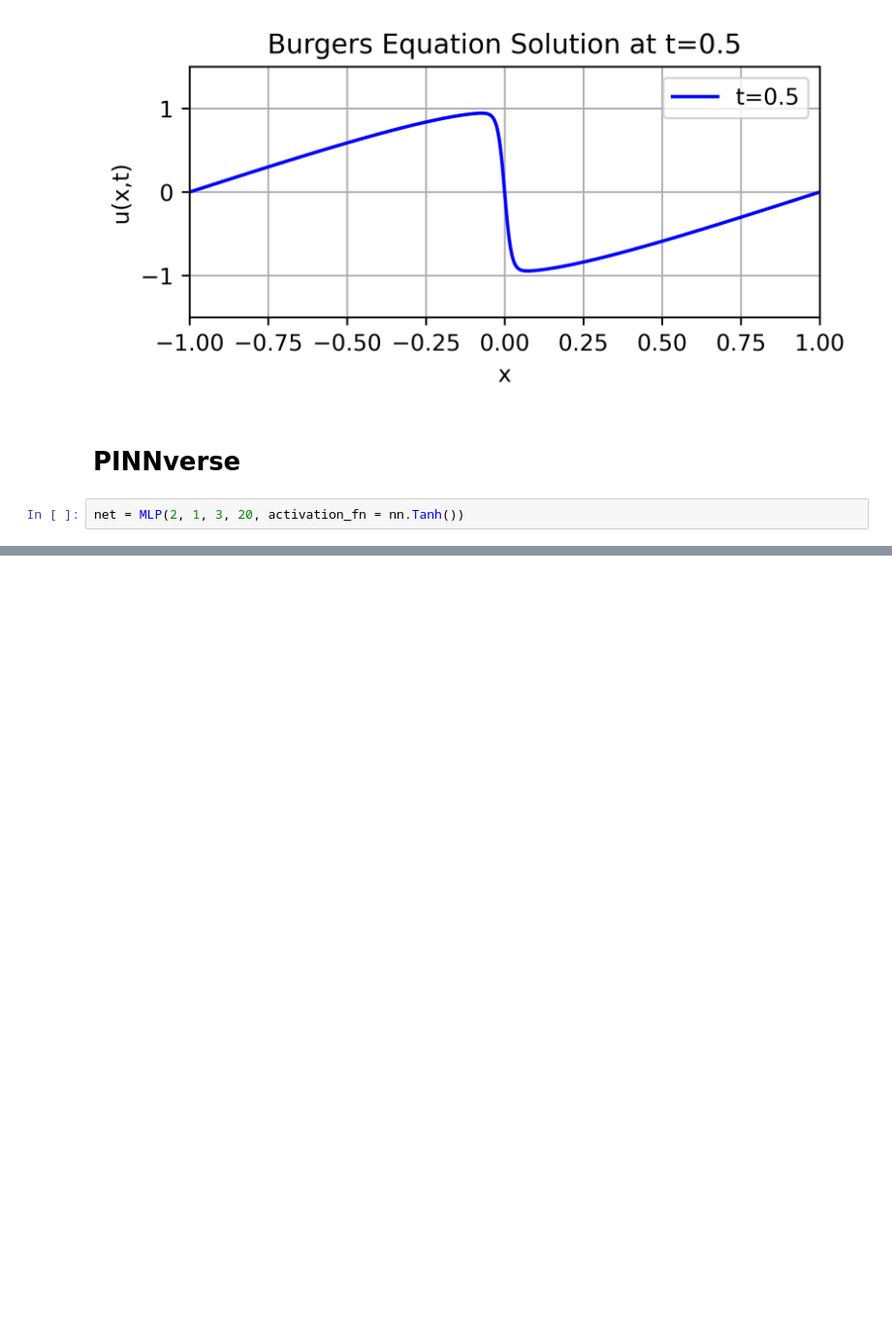
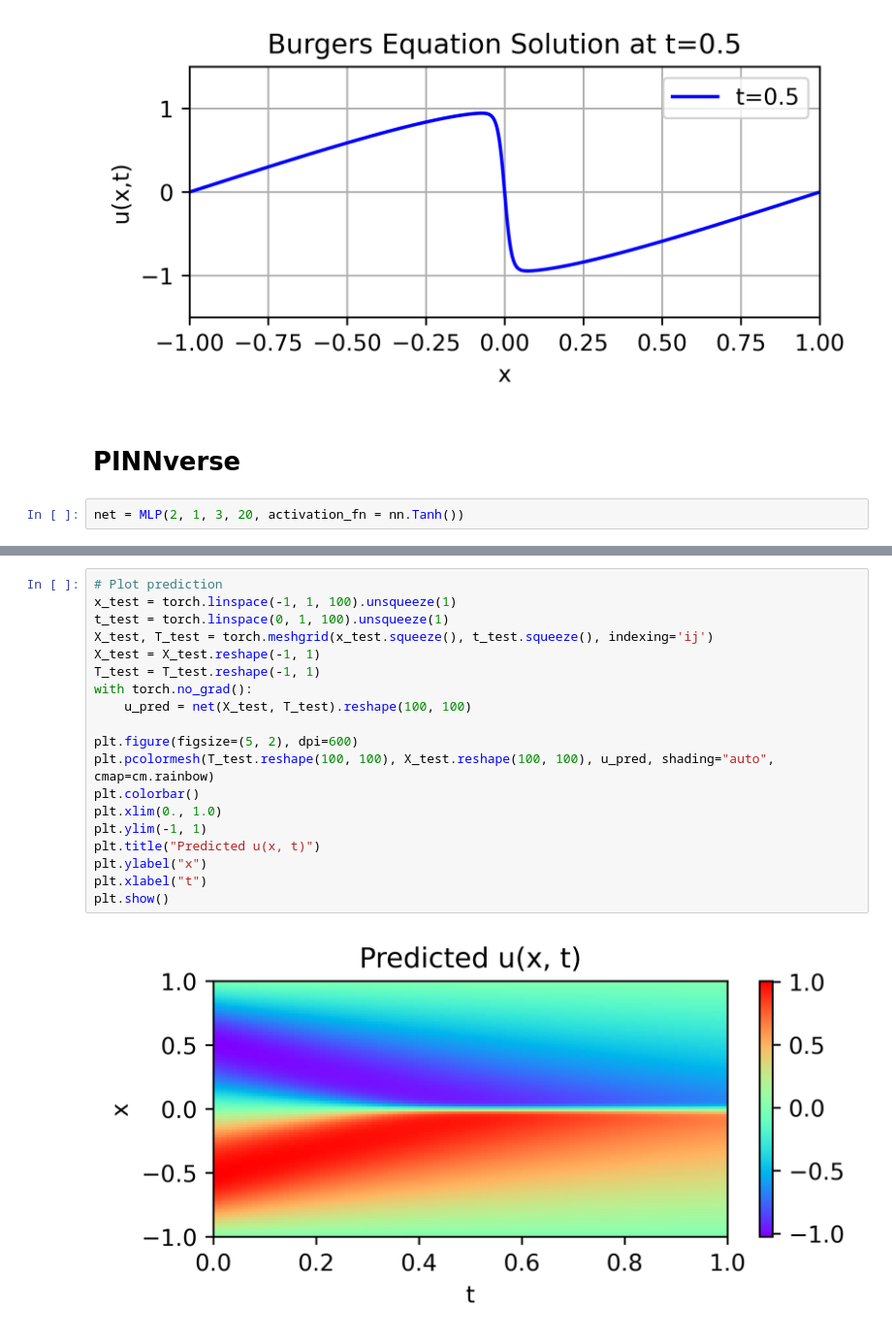
Before and after one commit to SebastianJara-PI/pinnverse-pytorch-replication, a Jupyter notebook: notebooks/01_burgers_equation.ipynb, the cells around one changed output, grey strips where cells are left out. Shown at 97% size. Saved outputs shown, nothing was run; the diff lists cells and outputs as text; blank space fills up the shorter version.

```diff
--- a/notebooks/01_burgers_equation.ipynb
+++ b/notebooks/01_burgers_equation.ipynb
@@ -123,0 +277,21 @@ burgers_residual(net, x_t, t_t, nu=0.01)
+# %%
+# Plot prediction
+x_test = torch.linspace(-1, 1, 100).unsqueeze(1)
+t_test = torch.linspace(0, 1, 100).unsqueeze(1)
+X_test, T_test = torch.meshgrid(x_test.squeeze(), t_test.squeeze(), indexing='ij')
+X_test = X_test.reshape(-1, 1)
+T_test = T_test.reshape(-1, 1)
+with torch.no_grad():
+    u_pred = net(X_test, T_test).reshape(100, 100)
+
+plt.figure(figsize=(5, 2), dpi=600)
+plt.pcolormesh(T_test.reshape(100, 100), X_test.reshape(100, 100), u_pred, shading="auto", cmap=cm.rainbow)
+plt.colorbar()
+plt.xlim(0., 1.0)
+plt.ylim(-1, 1)
+plt.title("Predicted u(x, t)")
+plt.ylabel("x")
+plt.xlabel("t")
+plt.show()
+# %% [output]
+[figure, added]
```
Also changed, not shown: parts of 18 cells of this notebook, 2 other files.
